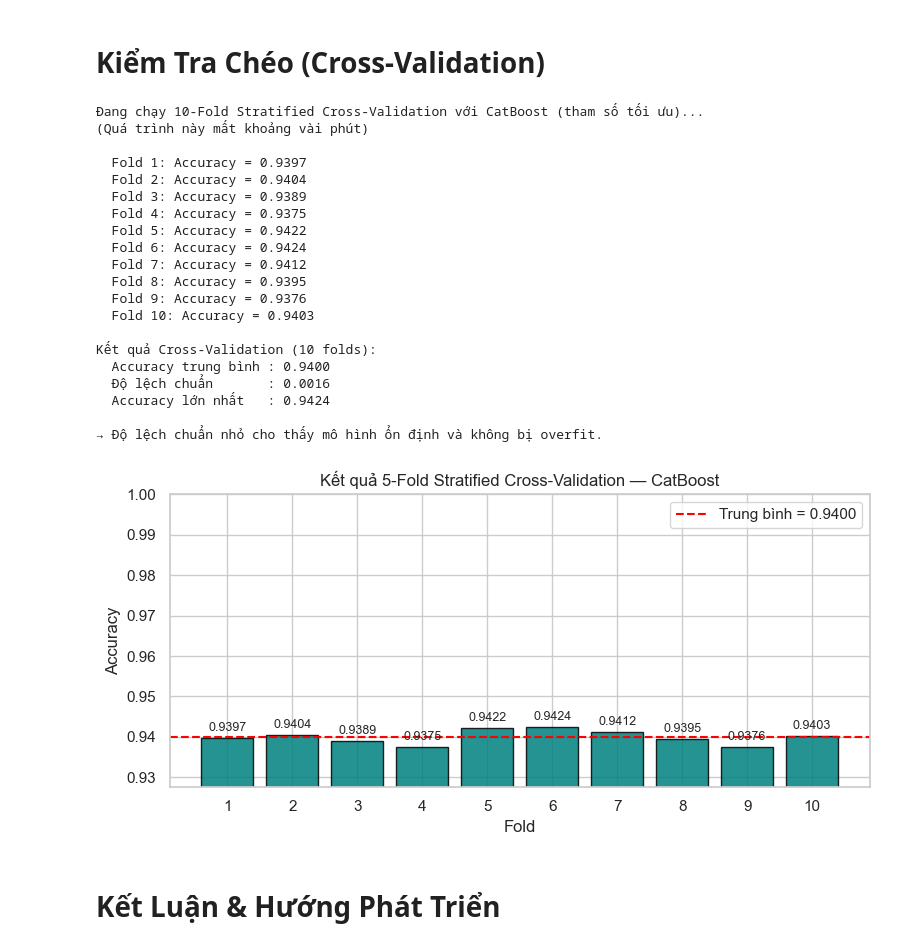
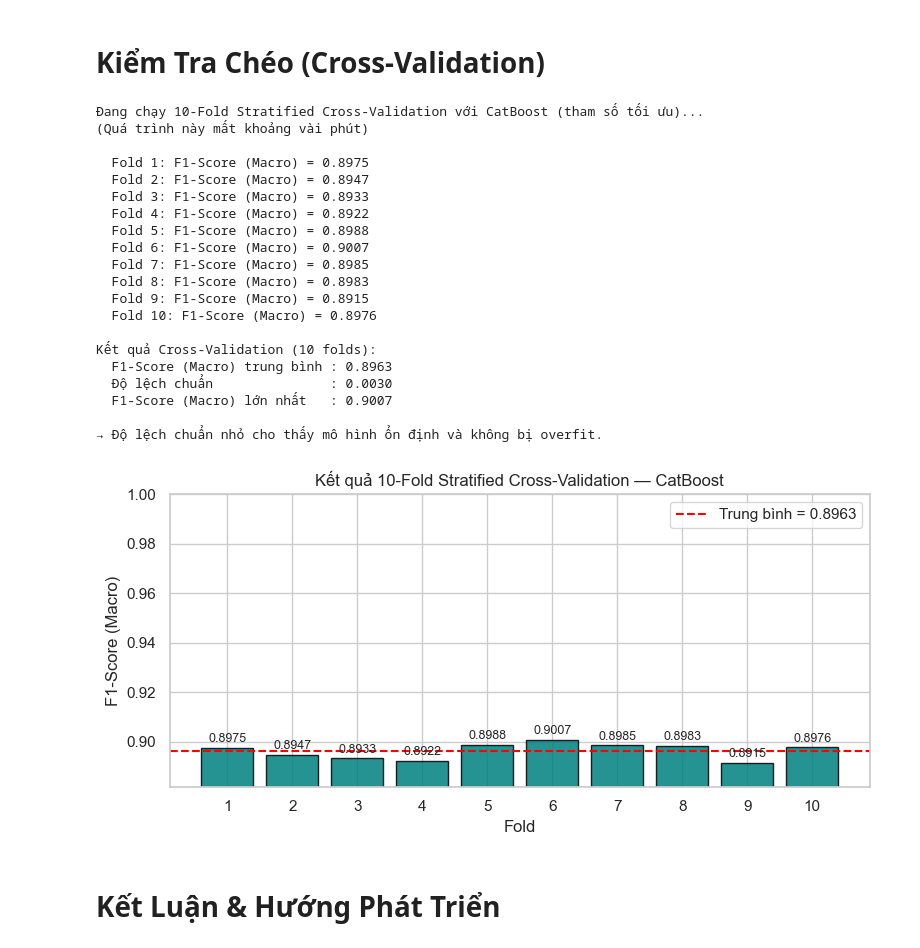
Before and after one commit to vdthcmus123/Exploring-Mental-Health, a Jupyter notebook: notebooks/ptdltm.ipynb, the cells around one changed output. Saved outputs shown, nothing was run; the diff lists cells and outputs as text; code cells hidden in the pictures.

```diff
--- a/notebooks/ptdltm.ipynb
+++ b/notebooks/ptdltm.ipynb
@@ -1166,55 +1182,55 @@ for fold, (train_idx, val_idx) in enumerate(skf.split(X, y), start=1):
     fold_model.fit(X_fold_tr, y_fold_tr)
 
     fold_pred = fold_model.predict(X_fold_va)
-    fold_acc  = accuracy_score(y_fold_va, fold_pred)
-    cv_scores.append(fold_acc)
-    print(f"  Fold {fold}: Accuracy = {fold_acc:.4f}")
+    fold_f1 = f1_score(y_fold_va, fold_pred, average='macro')
+    cv_scores.append(fold_f1)
+    print(f"  Fold {fold}: F1-Score (Macro) = {fold_f1:.4f}")
 
 print(f"\nKết quả Cross-Validation (10 folds):")
-print(f"  Accuracy trung bình : {np.mean(cv_scores):.4f}")
-print(f"  Độ lệch chuẩn       : {np.std(cv_scores):.4f}")
-print(f"  Accuracy lớn nhất   : {np.max(cv_scores):.4f}")
+print(f"  F1-Score (Macro) trung bình : {np.mean(cv_scores):.4f}")
+print(f"  Độ lệch chuẩn               : {np.std(cv_scores):.4f}")
+print(f"  F1-Score (Macro) lớn nhất   : {np.max(cv_scores):.4f}")
 print("\n→ Độ lệch chuẩn nhỏ cho thấy mô hình ổn định và không bị overfit.")
 
 # Biểu đồ kết quả CV
 plt.figure(figsize=(8, 4))
 bars = plt.bar(range(1, 11), cv_scores,
                color='teal', edgecolor='black', alpha=0.85)
 plt.axhline(np.mean(cv_scores), color='red', linestyle='--', linewidth=1.5,
             label=f'Trung bình = {np.mean(cv_scores):.4f}')
 for bar, val in zip(bars, cv_scores):
     plt.text(bar.get_x() + bar.get_width() / 2, bar.get_height() + 0.001,
              f'{val:.4f}', ha='center', va='bottom', fontsize=9)
-plt.title('Kết quả 5-Fold Stratified Cross-Validation — CatBoost', fontsize=12)
+plt.title('Kết quả 10-Fold Stratified Cross-Validation — CatBoost', fontsize=12)
 plt.xlabel('Fold')
-plt.ylabel('Accuracy')
+plt.ylabel('F1-Score (Macro)')
 plt.xticks(range(1, 11))
 plt.ylim(min(cv_scores) - 0.01, 1.0)
 plt.legend()
 plt.tight_layout()
 plt.show()
 # %% [output]
 Đang chạy 10-Fold Stratified Cross-Validation với CatBoost (tham số tối ưu)...
 (Quá trình này mất khoảng vài phút)
 
-  Fold 1: Accuracy = 0.9397
-  Fold 2: Accuracy = 0.9404
-  Fold 3: Accuracy = 0.9389
-  Fold 4: Accuracy = 0.9375
-  Fold 5: Accuracy = 0.9422
-  Fold 6: Accuracy = 0.9424
-  Fold 7: Accuracy = 0.9412
-  Fold 8: Accuracy = 0.9395
-  Fold 9: Accuracy = 0.9376
-  Fold 10: Accuracy = 0.9403
+  Fold 1: F1-Score (Macro) = 0.8975
+  Fold 2: F1-Score (Macro) = 0.8947
+  Fold 3: F1-Score (Macro) = 0.8933
+  Fold 4: F1-Score (Macro) = 0.8922
+  Fold 5: F1-Score (Macro) = 0.8988
+  Fold 6: F1-Score (Macro) = 0.9007
+  Fold 7: F1-Score (Macro) = 0.8985
+  Fold 8: F1-Score (Macro) = 0.8983
+  Fold 9: F1-Score (Macro) = 0.8915
+  Fold 10: F1-Score (Macro) = 0.8976
 
 Kết quả Cross-Validation (10 folds):
-  Accuracy trung bình : 0.9400
-  Độ lệch chuẩn       : 0.0016
-  Accuracy lớn nhất   : 0.9424
+  F1-Score (Macro) trung bình : 0.8963
+  Độ lệch chuẩn               : 0.0030
+  F1-Score (Macro) lớn nhất   : 0.9007
 
 → Độ lệch chuẩn nhỏ cho thấy mô hình ổn định và không bị overfit.
-[figure, old version]
+[figure, new version]
 # %% [markdown]
 # Kết Luận & Hướng Phát Triển
 # %%
```
Also changed, not shown: parts of 23 cells of this notebook.
